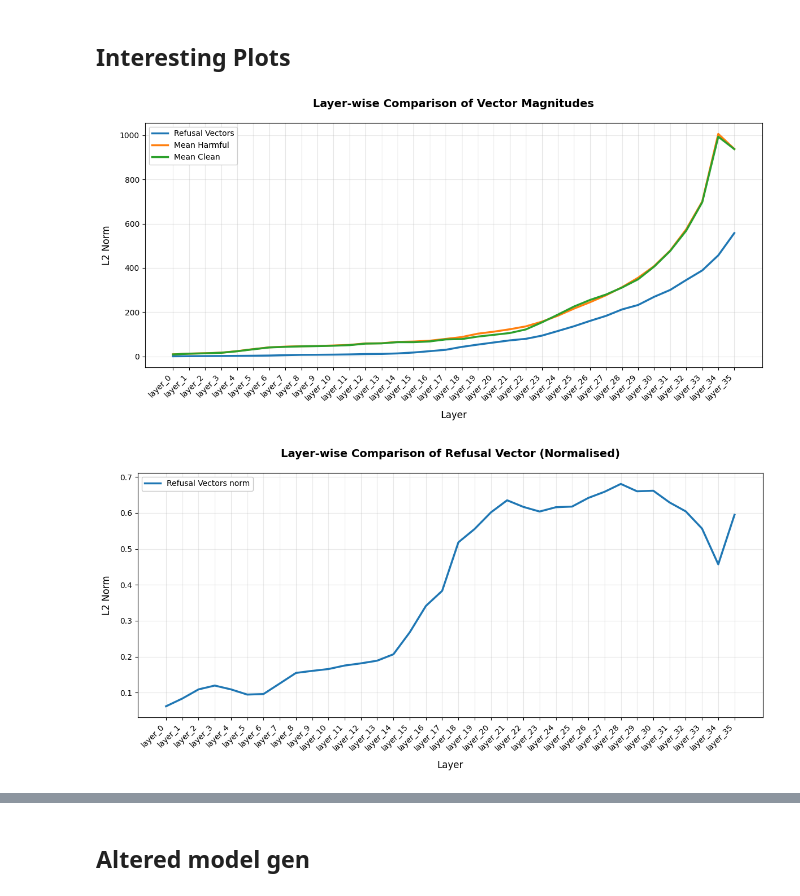
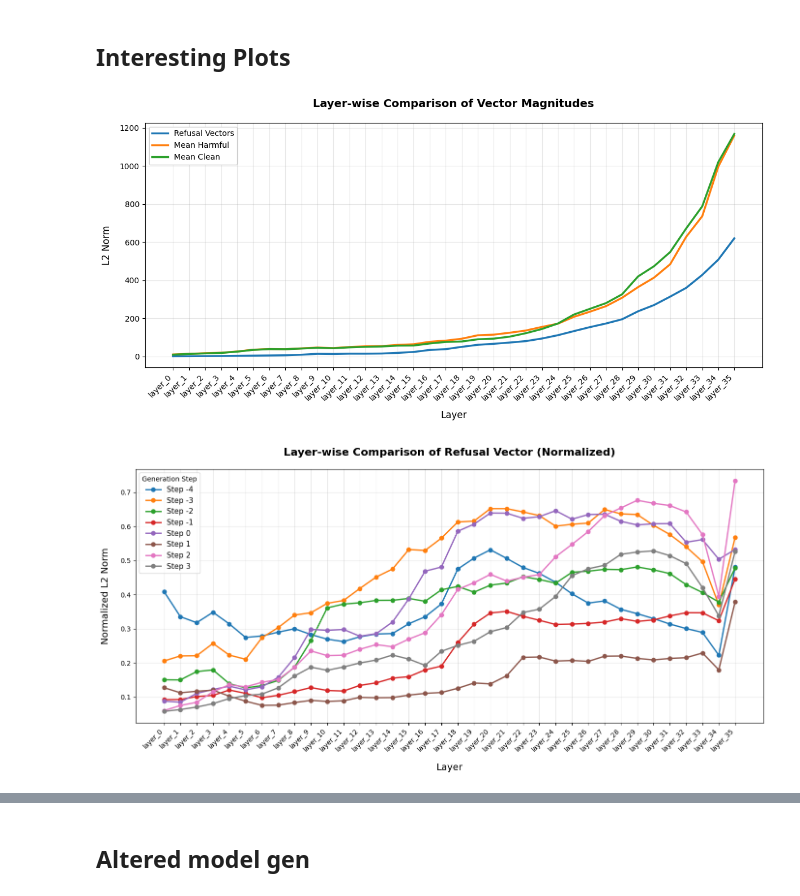
Before and after one commit to Samukat/LLMEngineering, a Jupyter notebook: Sams Special Sauce.ipynb, the cells around one changed output, grey strips where cells are left out. Drawn from its saved outputs; the diff is of its cells as text; code cells hidden in the pictures.

```diff
--- a/Sams Special Sauce.ipynb
+++ b/Sams Special Sauce.ipynb
@@ -119,3 +119,3 @@ def get_full_block_activations(insts, tokenizer_kwargs={}):
 # %%
-harmful_vectors = get_full_block_activations(harm[:620])
-harmless_vectors = get_full_block_activations(clean[:1000])
+harmful_vectors = get_full_block_activations(harm[:600])
+harmless_vectors = get_full_block_activations(clean[:600])
@@ -122,19 +166,10 @@ harmless_vectors = get_full_block_activations(clean[:1000])
 # %% [markdown]
 ## Interesting Plots
 # %%
-mean_harm = {}
-mean_clean = {}
-refusal_vectors = {}
-
-for layer in harmful_vectors.keys():
-    mean_harm[layer] = torch.mean(torch.stack(harmful_vectors[layer], dim=0), dim=0)
-    mean_clean[layer] = torch.mean(torch.stack(harmless_vectors[layer], dim=0), dim=0)
-    refusal_vectors[layer] = mean_harm[layer] - mean_clean[layer]
-
 # Calculate vector norms
-x = [float(refusal_vectors[layer].norm()) for layer in refusal_vectors]
-x1 = [float(mean_harm[layer].norm()) for layer in mean_harm]
-x2 = [float(mean_clean[layer].norm()) for layer in mean_clean]
+x = [float(refusal_vectors[layer][0].norm()) for layer in refusal_vectors]
+x1 = [float(mean_harm[layer][0].norm()) for layer in mean_harm]
+x2 = [float(mean_clean[layer][0].norm()) for layer in mean_clean]
 x4 = [x_val / ((h_val + c_val)/2) for x_val, h_val, c_val in zip(x, x1, x2)]
 
 # Create figure with larger size
@@ -170,24 +205,44 @@ plt.legend(fontsize=10, framealpha=1)
 plt.tight_layout()
 plt.show()
 # %% [output]
-[figure, old version]
+[figure, new version]
 # %%
-# Create figure with larger size
-plt.figure(figsize=(12, 6))
+x_labels = []
+x_lists = []
 
-plt.plot(list(refusal_vectors.keys()), x4,
-         label='Refusal Vectors norm',
-         linewidth=2.5,
-         markersize=6)
+for step in refusal_vectors[layer].keys():
+    x = [float(refusal_vectors[layer][step].norm()) for layer in refusal_vectors]
+    x1 = [float(mean_harm[layer][step].norm()) for layer in mean_harm]
+    x2 = [float(mean_clean[layer][step].norm()) for layer in mean_clean]
+    x_lists.append([x_val / ((h_val + c_val)/2) for x_val, h_val, c_val in zip(x, x1, x2)])
+    x_labels.append(step)
+
+layers = list(refusal_vectors.keys())  # x-axis labels: layers
+steps = sorted(x_labels)               # steps like -4, -3, ..., sorted for nice order
+
+# Build data_per_step: for each step, list of normalized values per layer
+# x_lists is currently a list over steps of list over layers, so we just reorder it by sorted steps
+
+# Map steps to their index in x_labels to reorder x_lists accordingly
+step_to_idx = {step: i for i, step in enumerate(x_labels)}
+
+# Reorder x_lists by sorted steps:
+ordered_x_lists = [x_lists[step_to_idx[step]] for step in steps]
+
+plt.figure(figsize=(14, 7))
+
+for step_idx, step in enumerate(steps):
+    y_vals = ordered_x_lists[step_idx]  # normalized values per layer at this step
+    plt.plot(layers, y_vals, marker='o', linewidth=2, markersize=6, label=f'Step {step}')
+
 plt.xticks(rotation=45, ha='right', fontsize=10)
 plt.yticks(fontsize=10)
-plt.title("Layer-wise Comparison of Refusal Vector (Normalised)",
-          fontsize=14, pad=20, fontweight='bold')
-plt.xlabel("Layer", fontsize=12, labelpad=10)
-plt.ylabel("L2 Norm", fontsize=12, labelpad=10)
+plt.title("Layer-wise Comparison of Refusal Vector (Normalized)", fontsize=16, fontweight='bold', pad=20)
+plt.xlabel("Layer", fontsize=14, labelpad=15)
+plt.ylabel("Normalized L2 Norm", fontsize=14, labelpad=15)
 plt.grid(True, alpha=0.3)
-plt.legend(fontsize=10, framealpha=1)
+plt.legend(title="Generation Step", fontsize=11, frameon=True)
 plt.tight_layout()
 plt.show()
 # %% [output]
-[figure, old version]
+[figure, new version]
```
Also changed, not shown: parts of 32 cells of this notebook, 12 other files.
